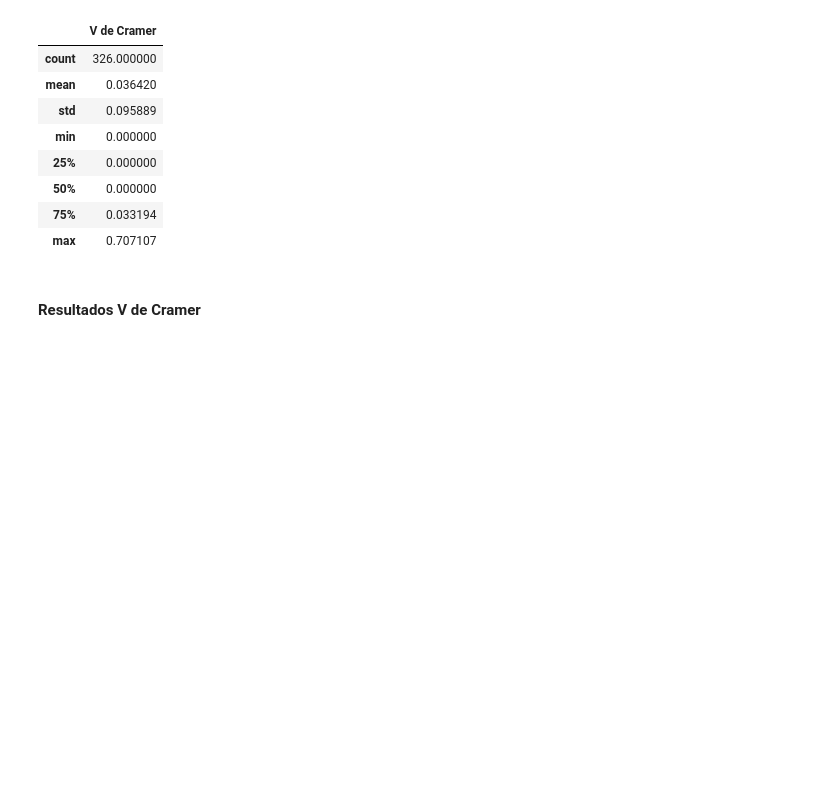
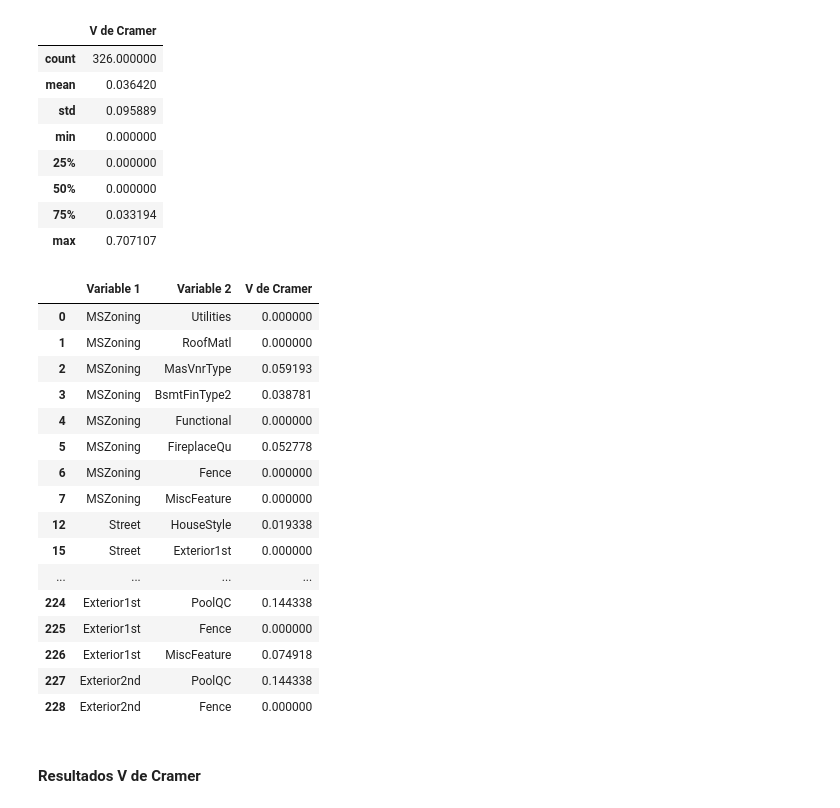
Before and after one commit to Yosesotomayor/retoCasas_v2, a Jupyter notebook: ML/notebooks/AnalisisMulticolinealidad.ipynb, the cells around one changed output. Saved outputs shown, nothing was run; the diff lists cells and outputs as text; code cells hidden in the pictures; blank space fills up the shorter version.

```diff
--- a/ML/notebooks/AnalisisMulticolinealidad.ipynb
+++ b/ML/notebooks/AnalisisMulticolinealidad.ipynb
@@ -568,3 +568,26 @@ df_v_cramer_no_rechazo.describe()
 | 50% | 0.000000 |
 | 75% | 0.033194 |
 | max | 0.707107 |
+# %%
+# Neighborhood, MSZoning, HouseStyle, Exterior1st, Exterior2nd
+# Buscar variables en el df_v_cramer_no_rechazo y df_v_cramer_rechazo
+variables = ['Neighborhood', 'MSZoning', 'HouseStyle', 'Exterior1st', 'Exterior2nd']
+df_v_cramer_no_rechazo.loc[df_v_cramer_no_rechazo['Variable 1'].isin(variables) | df_v_cramer_no_rechazo['Variable 2'].isin(variables)]
+# %% [output]
+|  | Variable 1 | Variable 2 | V de Cramer |
+| 0 | MSZoning | Utilities | 0.000000 |
+| 1 | MSZoning | RoofMatl | 0.000000 |
+| 2 | MSZoning | MasVnrType | 0.059193 |
+| 3 | MSZoning | BsmtFinType2 | 0.038781 |
+| 4 | MSZoning | Functional | 0.000000 |
+| 5 | MSZoning | FireplaceQu | 0.052778 |
+| 6 | MSZoning | Fence | 0.000000 |
+| 7 | MSZoning | MiscFeature | 0.000000 |
+| 12 | Street | HouseStyle | 0.019338 |
+| 15 | Street | Exterior1st | 0.000000 |
+| ... | ... | ... | ... |
+| 224 | Exterior1st | PoolQC | 0.144338 |
+| 225 | Exterior1st | Fence | 0.000000 |
+| 226 | Exterior1st | MiscFeature | 0.074918 |
+| 227 | Exterior2nd | PoolQC | 0.144338 |
+| 228 | Exterior2nd | Fence | 0.000000 |
```
Also changed, not shown: parts of 2 cells of this notebook, 2 other files.
